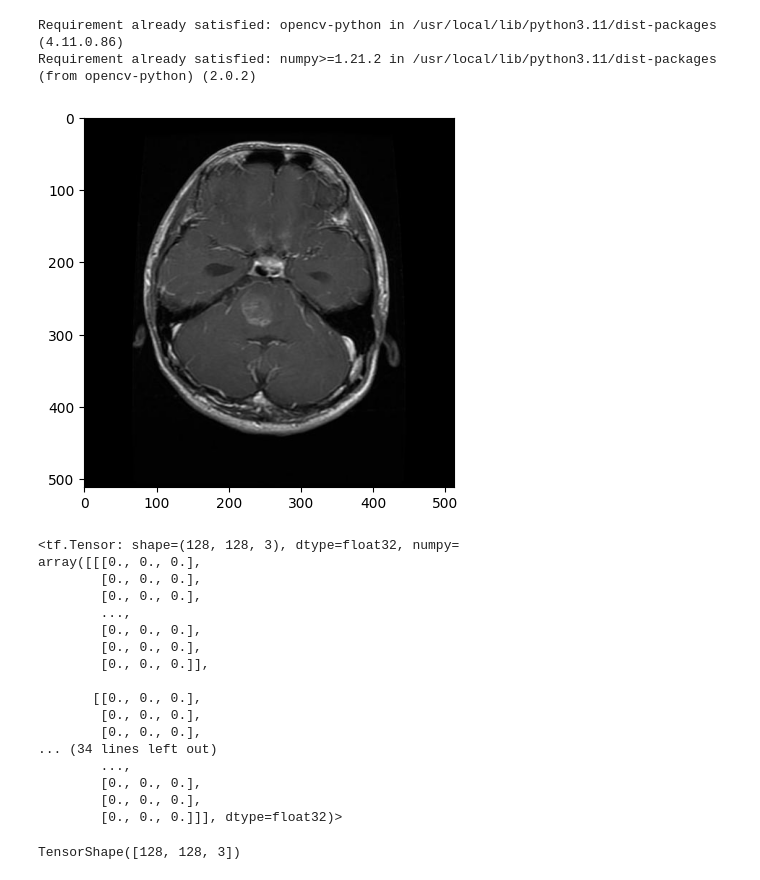
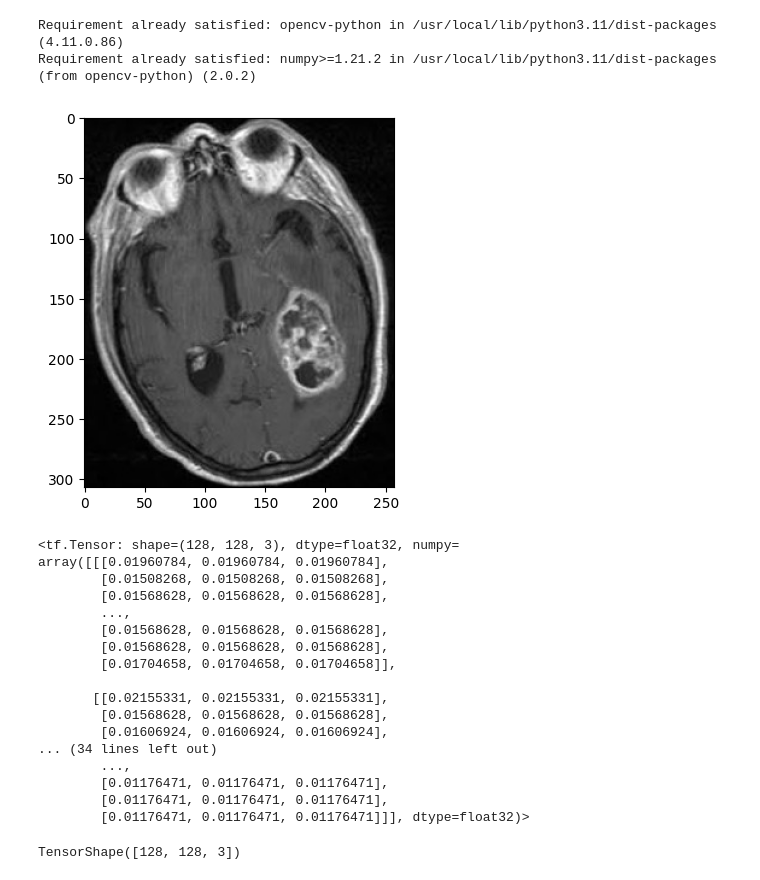
Before and after one commit to savindumahasen/MRI-Brain-Tumor-Classification, a Jupyter notebook: BrainTumorClassification.ipynb, the cells around one changed output. Drawn from its saved outputs; the diff is of its cells as text; code cells hidden in the pictures.

```diff
--- a/BrainTumorClassification.ipynb
+++ b/BrainTumorClassification.ipynb
@@ -393,11 +392,11 @@ Requirement already satisfied: numpy>=1.21.2 in /usr/local/lib/python3.11/dist-p
 # %%
 import cv2
 # %%
-image=cv2.imread("/content/brain-tumor-mri-dataset/Testing/glioma/Te-gl_0294.jpg")
+image=cv2.imread("/content/brain-tumor-mri-dataset/Testing/meningioma/Te-meTr_0001.jpg")
 plt.imshow(image)
 plt.show()
 # %% [output]
-[figure, old version]
+[figure, new version]
 # %%
 
 
@@ -410,22 +409,22 @@ scaled_image=resized_image/255
 scaled_image
 # %% [output]
 <tf.Tensor: shape=(128, 128, 3), dtype=float32, numpy=
-array([[[0., 0., 0.],
-        [0., 0., 0.],
-        [0., 0., 0.],
+array([[[0.01960784, 0.01960784, 0.01960784],
+        [0.01508268, 0.01508268, 0.01508268],
+        [0.01568628, 0.01568628, 0.01568628],
         ...,
-        [0., 0., 0.],
-        [0., 0., 0.],
-        [0., 0., 0.]],
+        [0.01568628, 0.01568628, 0.01568628],
+        [0.01568628, 0.01568628, 0.01568628],
+        [0.01704658, 0.01704658, 0.01704658]],
 
-       [[0., 0., 0.],
-        [0., 0., 0.],
-        [0., 0., 0.],
+       [[0.02155331, 0.02155331, 0.02155331],
+        [0.01568628, 0.01568628, 0.01568628],
+        [0.01606924, 0.01606924, 0.01606924],
 ... (34 lines left out)
         ...,
-        [0., 0., 0.],
-        [0., 0., 0.],
-        [0., 0., 0.]]], dtype=float32)>
+        [0.01176471, 0.01176471, 0.01176471],
+        [0.01176471, 0.01176471, 0.01176471],
+        [0.01176471, 0.01176471, 0.01176471]]], dtype=float32)>
 # %%
 scaled_image.shape
 # %% [output]
```
Also changed, not shown: parts of 16 cells of this notebook.
